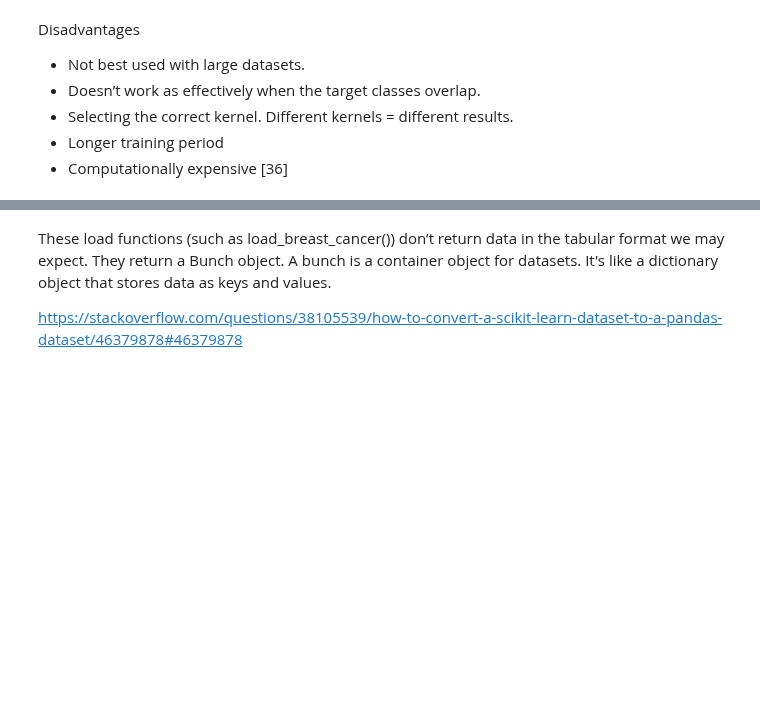
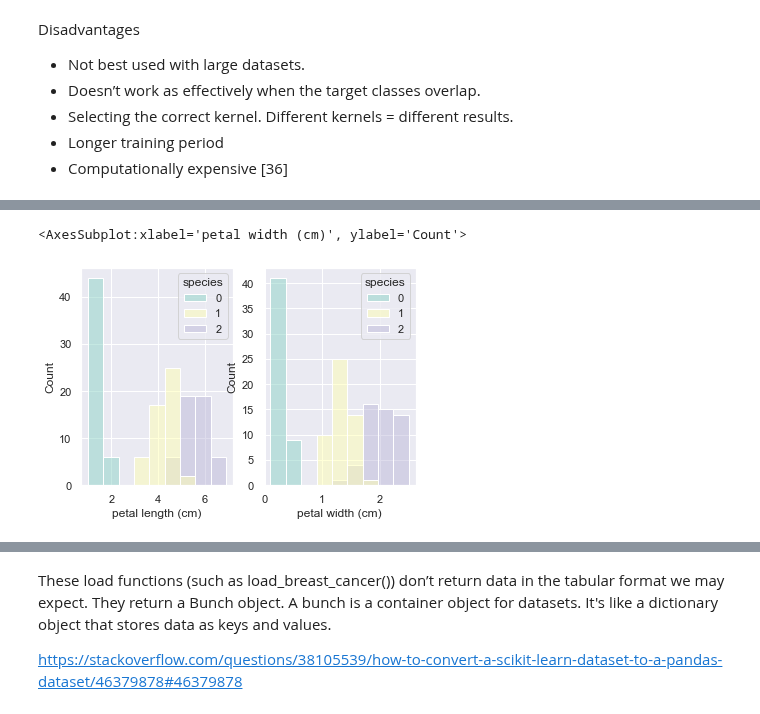
Before and after one commit to kmcd14/MLandStats-assessment, a Jupyter notebook: scikit-learn.ipynb, the cells around one changed output, grey strips where cells are left out. Cells and saved outputs as stored; diff of their text form; code cells hidden in the pictures; blank space fills up the shorter version.

```diff
--- a/scikit-learn.ipynb
+++ b/scikit-learn.ipynb
@@ -916,0 +1007,13 @@ Disadvantages
+# %%
+figure, axes = plt.subplots(1, 2)
+
+# nrows, ncols, the first plot
+
+sns.histplot(df, x='petal length (cm)', hue='species', palette='Set3', kde=False, ax=axes[0])
+# nrows, ncols, the second plot
+
+#plt.subplot(1,2,2)
+sns.histplot(df, x='petal width (cm)', hue='species', palette='Set3', kde=False, ax=axes[1])
+# %% [output]
+<AxesSubplot:xlabel='petal width (cm)', ylabel='Count'>
+[figure, added]
```
Also changed, not shown: parts of 37 cells of this notebook.
